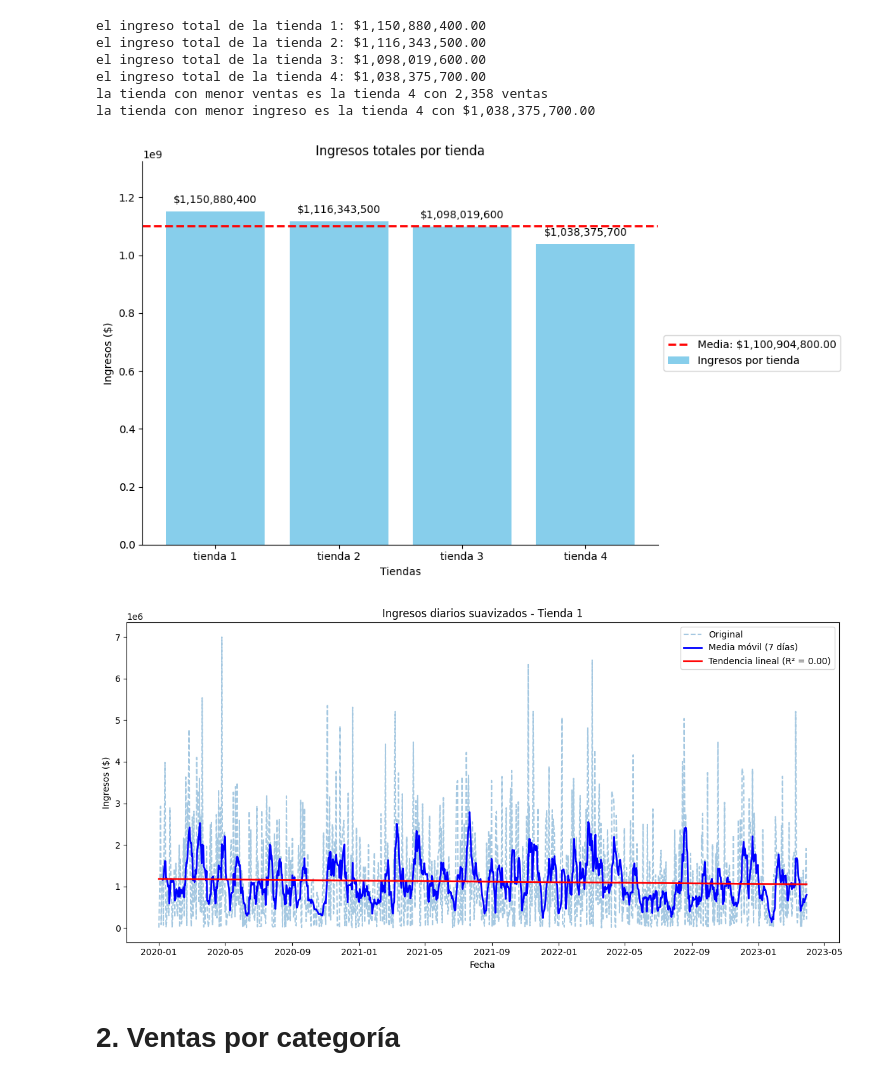
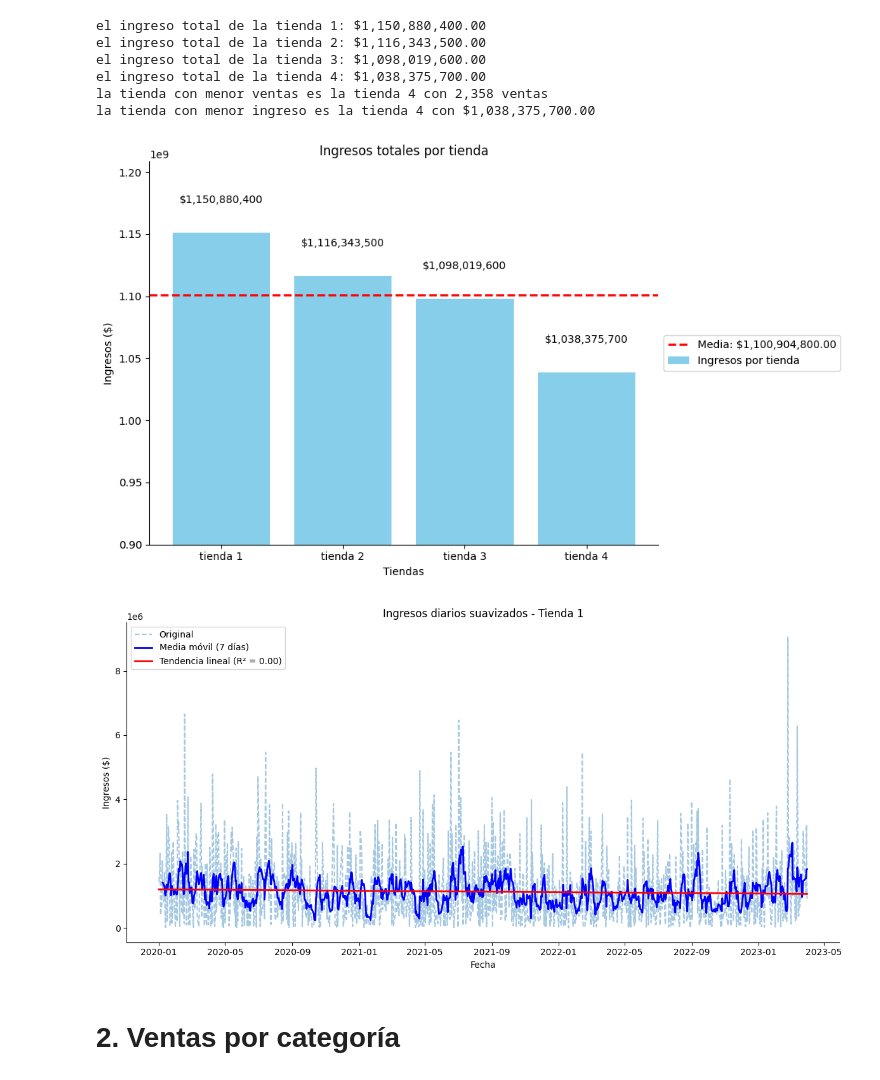
Before and after one commit to dialejo/challenge-data-science-python, a Jupyter notebook: AluraStoreLatam.ipynb, the cells around one changed output. Drawn from its saved outputs; the diff is of its cells as text; code cells hidden in the pictures.

```diff
--- a/AluraStoreLatam.ipynb
+++ b/AluraStoreLatam.ipynb
@@ -77,35 +75,35 @@ la tienda con menor ingreso es la tienda 4 con $1,038,375,700.00
 # %%
 import matplotlib.pyplot as plt
 
 tiendas = ['tienda 1', 'tienda 2', 'tienda 3', 'tienda 4']
 ingresos = [Ingreso_tienda1, Ingreso_tienda2, Ingreso_tienda3, Ingreso_tienda4]
 media_ingresos = sum(ingresos)/len(ingresos)
 
 plt.figure(figsize=(10,6))
 ax = plt.gca()
 ax.spines['top'].set_visible(False)
 ax.spines['right'].set_visible(False)
 columns = plt.bar(tiendas, ingresos, color = 'skyblue', label = 'Ingresos por tienda')
 plt.axhline(media_ingresos,color ='red', linestyle ='--', linewidth = 2, label = f'Media: ${media_ingresos:,.2f}')
 
 plt.title('Ingresos totales por tienda')
 plt.xlabel('Tiendas')
 plt.ylabel('Ingresos ($)')
 plt.legend(loc='center left', bbox_to_anchor=(1, 0.5))
-plt.ylim(0, max(ingresos) * 1.15)
+plt.ylim(900000000, max(ingresos) * 1.05)
 
 for i, ingreso in enumerate(ingresos):
     plt.text(i, ingreso + media_ingresos * 0.02, f"${ingreso:,.0f}", ha='center', va='bottom', fontsize=10)
 
 plt.tight_layout()
 plt.show()
 # %% [output]
-[figure, old version]
+[figure, new version]
 # %%
 import numpy as np
 from scipy.stats import linregress
 
-tienda['Fecha de Compra'] = pd.to_datetime(tienda4['Fecha de Compra'], dayfirst=True)
+tienda['Fecha de Compra'] = pd.to_datetime(tienda['Fecha de Compra'], dayfirst=True)
 
 ingresos_por_fecha = tienda.groupby('Fecha de Compra')['Precio'].sum()
 ingresos_suavizados = ingresos_por_fecha.rolling(window=7).mean()
@@ -117,6 +115,9 @@ slope, intercept, r_value, p_value, std_err = linregress(x, y)
 tendencia = intercept + slope * x
 
 plt.figure(figsize=(12, 6))
+ax = plt.gca()
+ax.spines['top'].set_visible(False)
+ax.spines['right'].set_visible(False)
 plt.plot(ingresos_por_fecha.index, ingresos_por_fecha.values, label='Original', alpha=0.4, linestyle='--')
 plt.plot(ingresos_suavizados.index, ingresos_suavizados.values, color='blue', label='Media móvil (7 días)', linewidth=2)
 plt.plot(ingresos_por_fecha.index, tendencia, color='red', linewidth=2,
@@ -129,7 +130,7 @@ plt.grid(False)
 plt.tight_layout()
 plt.show()
 # %% [output]
-[figure, old version]
+[figure, new version]
 # %% [markdown]
 # 2. Ventas por categoría
 # %%
```
Also changed, not shown: parts of 12 cells of this notebook.
